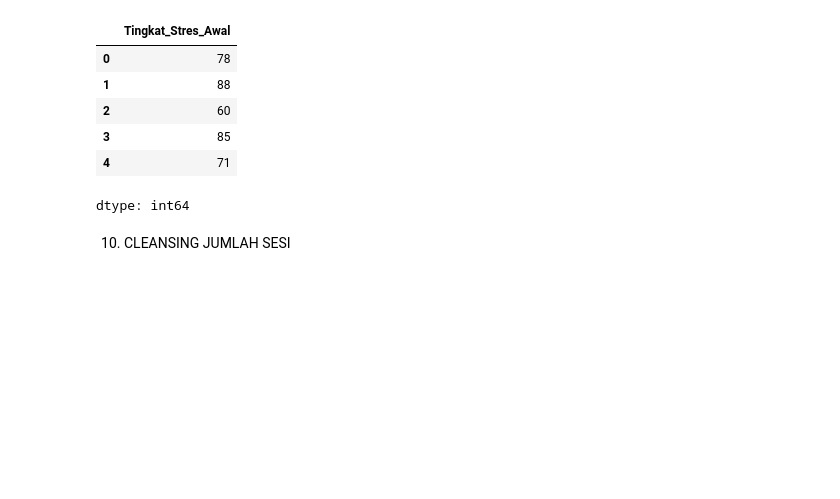
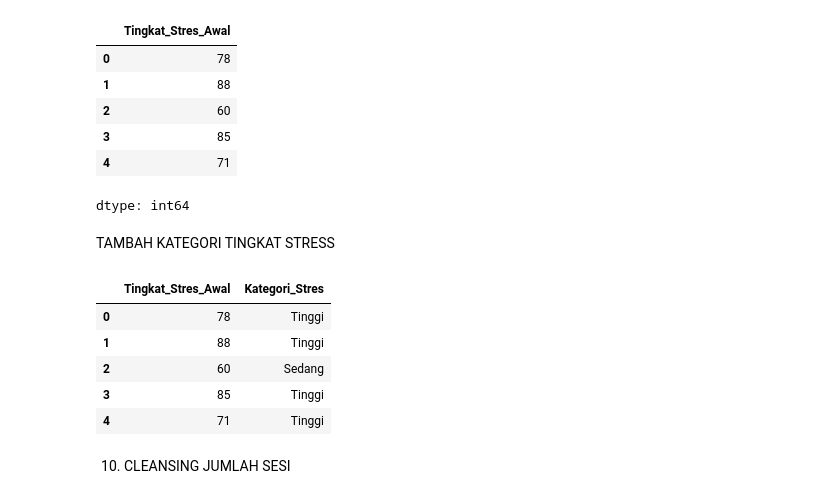
Before and after one commit to Dzikriyah/2418048_DataCleansing, a Jupyter notebook: 2418048DataCleansing.ipynb, the cells around one changed output. Drawn from its saved outputs; the diff is of its cells as text; code cells hidden in the pictures; blank space fills up the shorter version.

```diff
--- a/2418048DataCleansing.ipynb
+++ b/2418048DataCleansing.ipynb
@@ -290,6 +282,42 @@ data['Tingkat_Stres_Awal'].head()
 | 3 | 85 |
 | 4 | 71 |
 dtype: int64
+# %% [markdown]
+TAMBAH KATEGORI TINGKAT STRESS
+# %%
+# Membuat kategori tingkat stres
+def kategori_stres(nilai):
+    if nilai < 40:
+        return 'Rendah'
+    elif nilai < 70:
+        return 'Sedang'
+    else:
+        return 'Tinggi'
+
+data['Kategori_Stres'] = data['Tingkat_Stres_Awal'].apply(
+    kategori_stres
+)
+
+# Memindahkan Kategori_Stres tepat setelah Tingkat_Stres_Awal
+kolom = data.columns.tolist()
+
+kolom.remove('Kategori_Stres')
+
+posisi = kolom.index('Tingkat_Stres_Awal') + 1
+
+kolom.insert(posisi, 'Kategori_Stres')
+
+data = data[kolom]
+
+# Melihat hasil
+data[['Tingkat_Stres_Awal', 'Kategori_Stres']].head()
+# %% [output]
+|  | Tingkat_Stres_Awal | Kategori_Stres |
+| 0 | 78 | Tinggi |
+| 1 | 88 | Tinggi |
+| 2 | 60 | Sedang |
+| 3 | 85 | Tinggi |
+| 4 | 71 | Tinggi |
 # %% [markdown]
 10. CLEANSING JUMLAH SESI
 # %%
```
Also changed, not shown: parts of 4 cells of this notebook.
